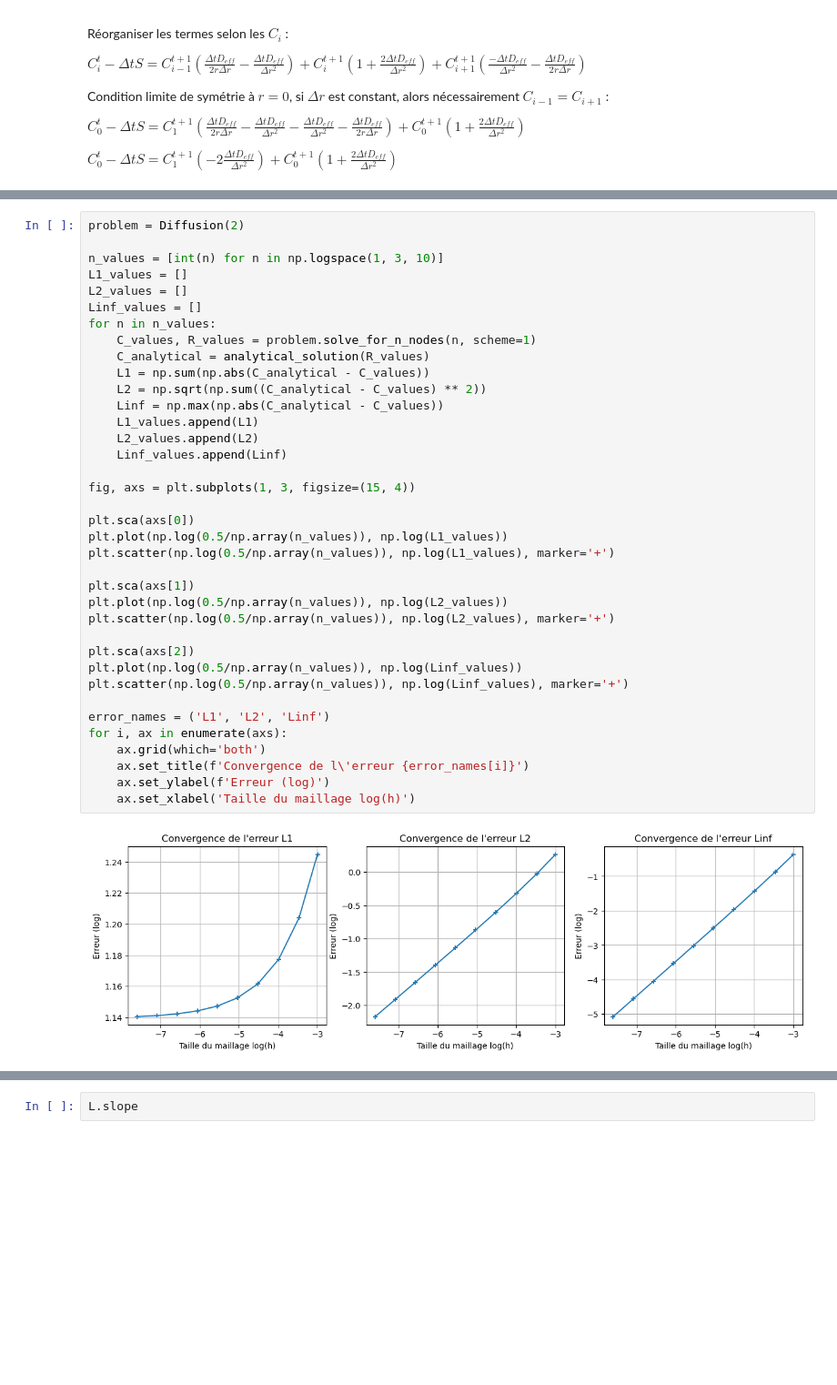
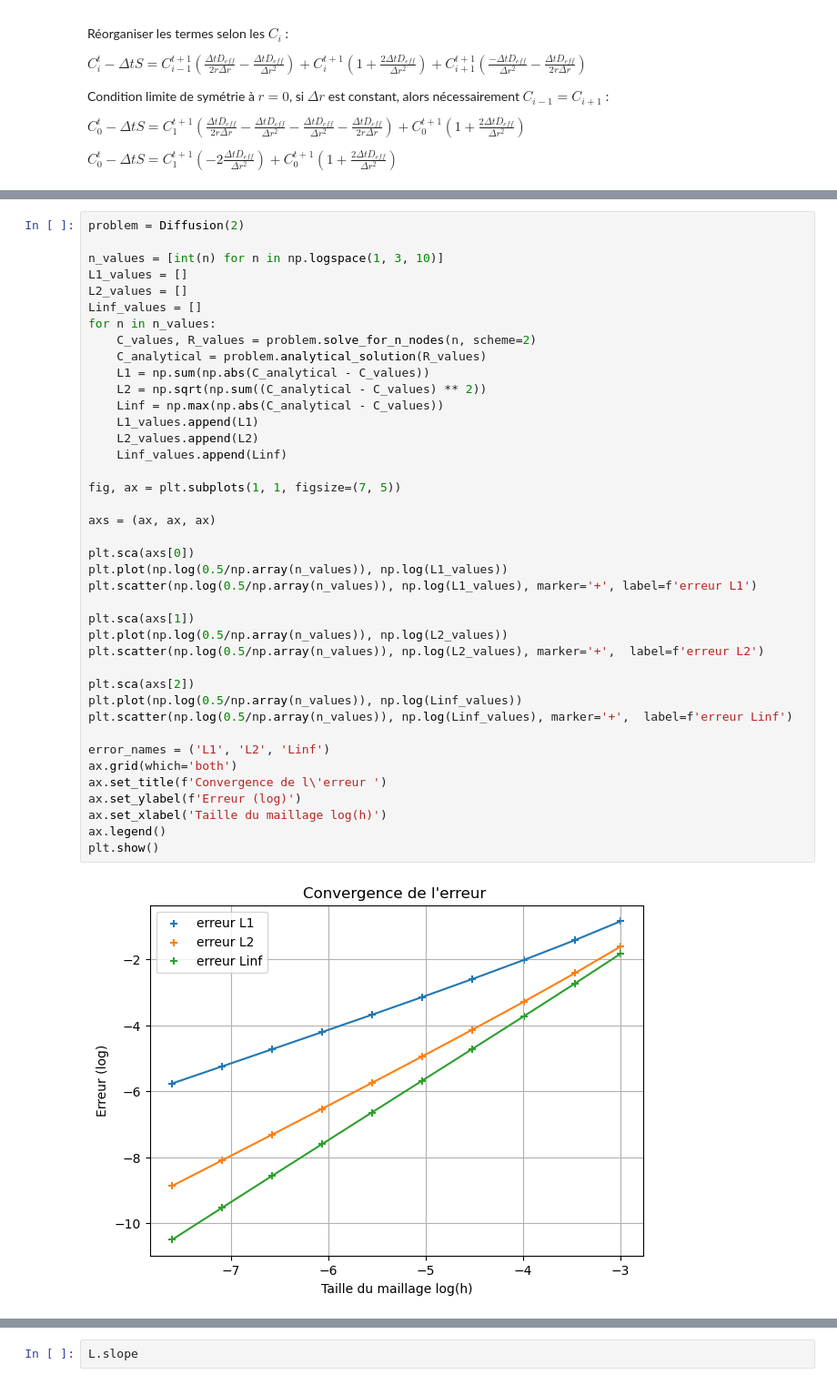
Before and after one commit to olivecha/MEC8211, a Jupyter notebook: scratch.ipynb, the cells around one changed output, grey strips where cells are left out. Shown at 91% size. Saved outputs shown, nothing was run; the diff lists cells and outputs as text; blank space fills up the shorter version.

```diff
--- a/scratch.ipynb
+++ b/scratch.ipynb
@@ -80,40 +97,43 @@ import time
 # %%
 problem = Diffusion(2)
 
 n_values = [int(n) for n in np.logspace(1, 3, 10)]
 L1_values = []
 L2_values = []
 Linf_values = []
 for n in n_values:
-    C_values, R_values = problem.solve_for_n_nodes(n, scheme=1)
-    C_analytical = analytical_solution(R_values)
+    C_values, R_values = problem.solve_for_n_nodes(n, scheme=2)
+    C_analytical = problem.analytical_solution(R_values)
     L1 = np.sum(np.abs(C_analytical - C_values))
     L2 = np.sqrt(np.sum((C_analytical - C_values) ** 2))
     Linf = np.max(np.abs(C_analytical - C_values))
     L1_values.append(L1)
     L2_values.append(L2)
     Linf_values.append(Linf)
 
-fig, axs = plt.subplots(1, 3, figsize=(15, 4))
+fig, ax = plt.subplots(1, 1, figsize=(7, 5))
+
+axs = (ax, ax, ax)
 
 plt.sca(axs[0])
 plt.plot(np.log(0.5/np.array(n_values)), np.log(L1_values))
-plt.scatter(np.log(0.5/np.array(n_values)), np.log(L1_values), marker='+')
+plt.scatter(np.log(0.5/np.array(n_values)), np.log(L1_values), marker='+', label=f'erreur L1')
 
 plt.sca(axs[1])
 plt.plot(np.log(0.5/np.array(n_values)), np.log(L2_values))
-plt.scatter(np.log(0.5/np.array(n_values)), np.log(L2_values), marker='+')
+plt.scatter(np.log(0.5/np.array(n_values)), np.log(L2_values), marker='+',  label=f'erreur L2')
 
 plt.sca(axs[2])
 plt.plot(np.log(0.5/np.array(n_values)), np.log(Linf_values))
-plt.scatter(np.log(0.5/np.array(n_values)), np.log(Linf_values), marker='+')
+plt.scatter(np.log(0.5/np.array(n_values)), np.log(Linf_values), marker='+',  label=f'erreur Linf')
 
 error_names = ('L1', 'L2', 'Linf')
-for i, ax in enumerate(axs):
-    ax.grid(which='both')
-    ax.set_title(f'Convergence de l\'erreur {error_names[i]}')
-    ax.set_ylabel(f'Erreur (log)')
-    ax.set_xlabel('Taille du maillage log(h)')
+ax.grid(which='both')
+ax.set_title(f'Convergence de l\'erreur ')
+ax.set_ylabel(f'Erreur (log)')
+ax.set_xlabel('Taille du maillage log(h)')
+ax.legend()
+plt.show()
 # %% [output]
-[figure, old version]
+[figure, new version]
 # %%
```
Also changed, not shown: parts of 6 cells of this notebook, 1 other file.
